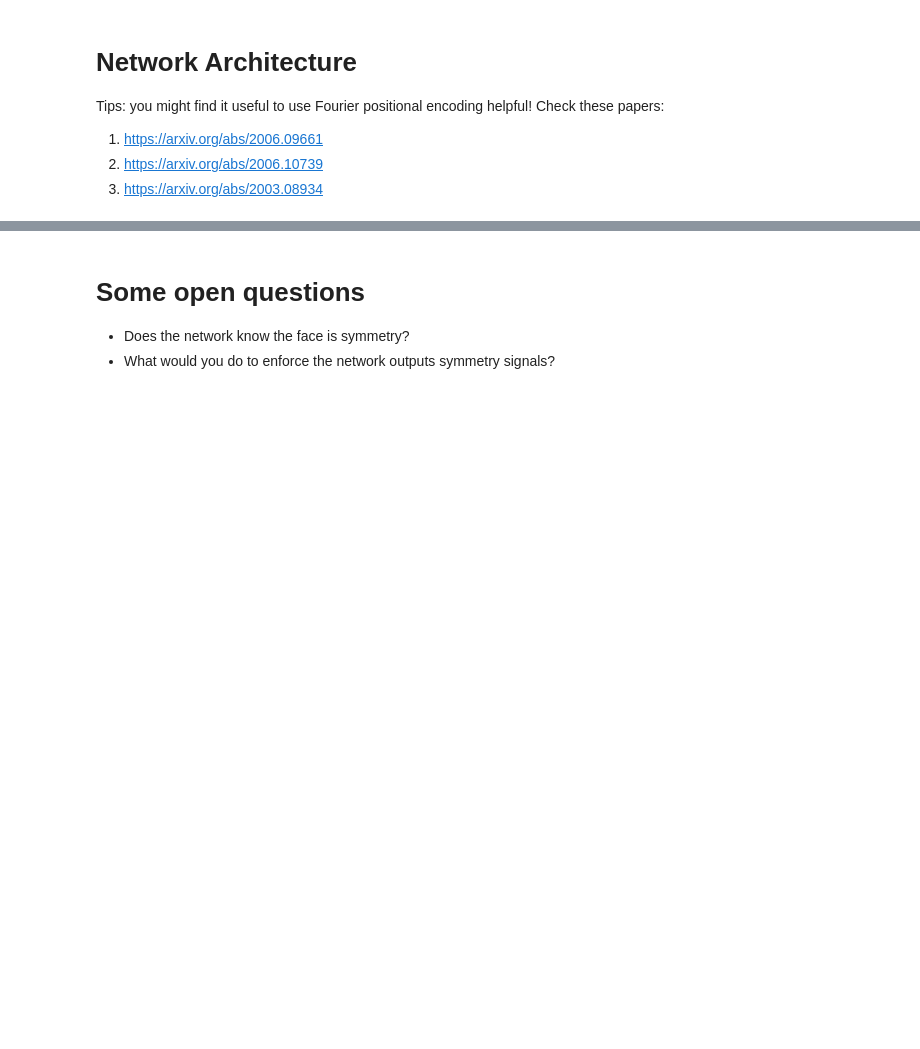
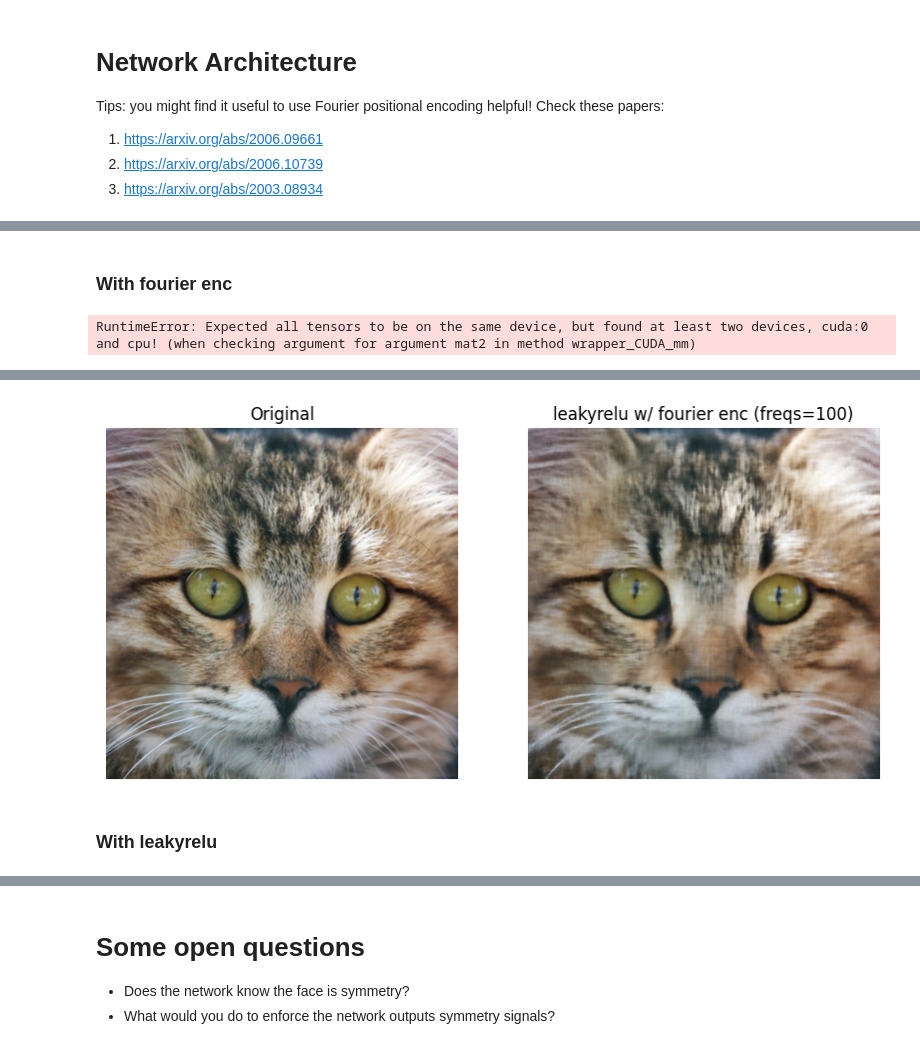
Before and after one commit to nomppy/colab-notebooks, a Jupyter notebook: Neural_Fields_Exercise.ipynb, the cells around one changed output, grey strips where cells are left out. Drawn from its saved outputs; the diff is of its cells as text; code cells hidden in the pictures; blank space fills up the shorter version.

```diff
--- a/Neural_Fields_Exercise.ipynb
+++ b/Neural_Fields_Exercise.ipynb
@@ -57,6 +61,7 @@ plt.imshow(torch.from_numpy(img).view(-1, 3).view(1024, 1024, 3))
 # %%
 import os
 import pandas as pd
+from torch import nn
 from torch.utils.data import Dataset
 from torchvision import datasets
 from torchvision.transforms import Resize, Compose, ToTensor, Normalize
@@ -85,7 +90,7 @@ class CustomImageDataset(Dataset):
         super().__init__()
         img = get_img_tensor(img, sidelength)
         self.X = get_mgrid(sidelength, 2) # TODO: (..., 2)
-        self.Y = img.permute(1, 2, 0).view(-1, 3) # TODO: (..., 3)
+        self.Y = img.permute(1, 2, 0).view(-1, 3).float() # TODO: (..., 3)
 
     def __len__(self):
         return len(self.X)
@@ -257,0 +354,6 @@ dataset = ImageFitting(256)
+# %%
+def create_image(model, resolution):
+  input = get_mgrid(resolution, 2).cuda()
+  rgb = model(input)
+  rgb = rgb.reshape(resolution, resolution, 3)
+  return rgb.detach().cpu().numpy()
@@ -257,0 +413,61 @@ dataset = ImageFitting(256)
+# %% [markdown]
+### With fourier enc
+# %%
+# Preparing training, (e.g. initialize optimizer ...)
+
+image_url = 'https://wallpaperfx.com/view_image/american-bobtail-cat-face-1024x1024-wallpaper-17750.jpg'
+img = imageio.imread(image_url)[..., :3]
+dataset = CustomImageDataset(img, 1024)
+loader = DataLoader(dataset, batch_size=256,
+                    shuffle=True, pin_memory=True, num_workers=0)
+
+total_steps = 10000
+summary_steps = 100
+freqs = 10
+fnet = Net(2, 3, [256, 256, 256, 256], 'relu', freqs=freqs)
+fnet.forward = lambda x: fnet(pos_enc(x))
+fnet.cuda()
+
+opt = torch.optim.Adam(lr=1e-3, params=fnet.parameters())
+scheduler = torch.optim.lr_scheduler.StepLR(opt, step_size=2500, gamma=0.5)
+data_iter = iter(loader)
+
+loss_list = []
+for i in range(total_steps):
+  try:
+    x, y = next(data_iter)
+  except StopIteration:
+    # StopIteration is thrown if dataset ends
+    # reinitialize data loader
+    data_iter = iter(loader)
+    x, y = next(data_iter)
+  x, y = x.cuda(), y.cuda()
+
+  opt.zero_grad()
+  out = fnet(x)
+  loss = nn.MSELoss()(out, y)
+  with torch.no_grad():
+      loss_list.append(loss.item())
+      if i % summary_steps == 0:
+        print(f'Step {i}, total loss {loss.item()}, psnr {compute_psnr(y,out.detach())}')
+
+  loss.backward()
+  opt.step()
+  scheduler.step()
+
+  # TODO: monitor the training.
+plt.plot(loss_list)
+plt.show()
+# %% [output]
+RuntimeError: Expected all tensors to be on the same device, but found at least two devices, cuda:0 and cpu! (when checking argument for argument mat2 in method wrapper_CUDA_mm)
+# %%
+fig, (org, inr) = plt.subplots(1, 2, figsize=(10,5))
+org.imshow(img)
+org.set_title('Original')
+org.axis('off')
+inr.imshow(create_image(fnet, 1024))
+inr.set_title(f'leakyrelu w/ fourier enc (freqs={freqs})')
+inr.axis('off')
+
+plt.show()
+# %% [output]
@@ -258,3 +475,6 @@ dataset = ImageFitting(256)
+[figure, added]
+# %% [markdown]
+### With leakyrelu
 # %%
 # Preparing training, (e.g. initialize optimizer ...)
 image_url = 'https://wallpaperfx.com/view_image/american-bobtail-cat-face-1024x1024-wallpaper-17750.jpg'
```
Also changed, not shown: parts of 26 cells of this notebook.
